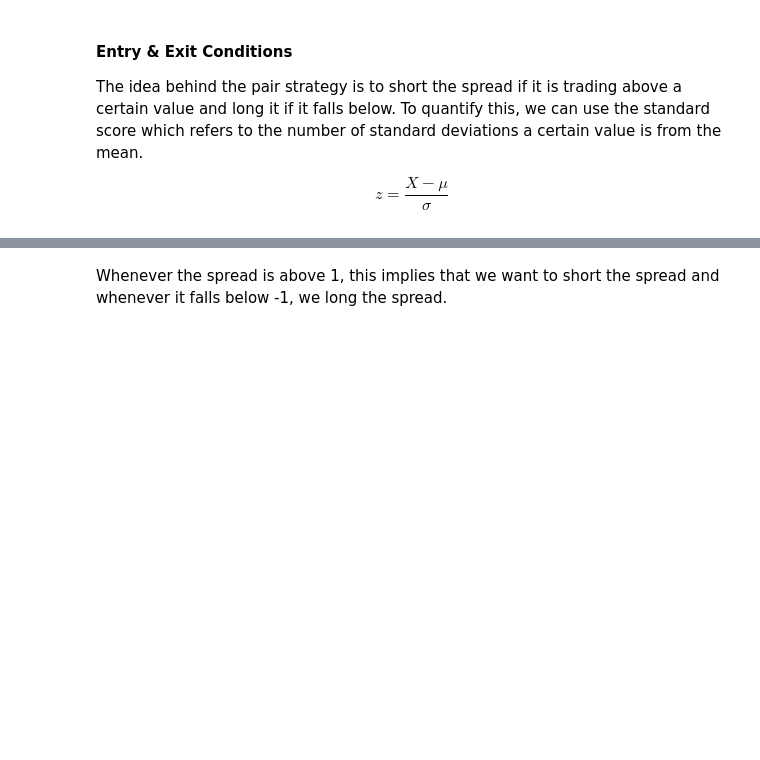
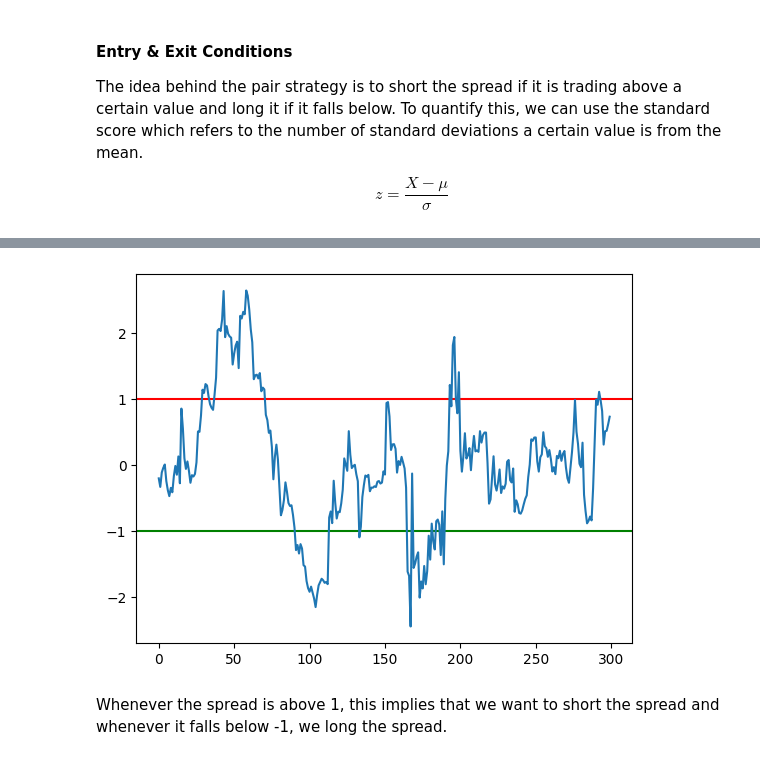
Before and after one commit to voskart/backtesting, a Jupyter notebook: mean_reversion.ipynb, the cells around one changed output, grey strips where cells are left out. Drawn from its saved outputs; the diff is of its cells as text; code cells hidden in the pictures; blank space fills up the shorter version.

```diff
--- a/mean_reversion.ipynb
+++ b/mean_reversion.ipynb
@@ -240,3 +215,12 @@ display(z_score_plot * short_spread * long_spread)
+# %%
+z = (ratio - np.mean(ratio))/np.std(ratio)
+
+plt.axhline(y=1, color='r', linestyle='-')
+plt.axhline(y=-1, color='g', linestyle='-')
+plt.plot(z)
+plt.show()
+# %% [output]
+[figure, added]
 # %% [markdown]
 Whenever the spread is above 1, this implies that we want to short the spread and whenever it falls below -1, we long the spread.
 # %% [markdown]
```
Also changed, not shown: parts of 7 cells of this notebook.
